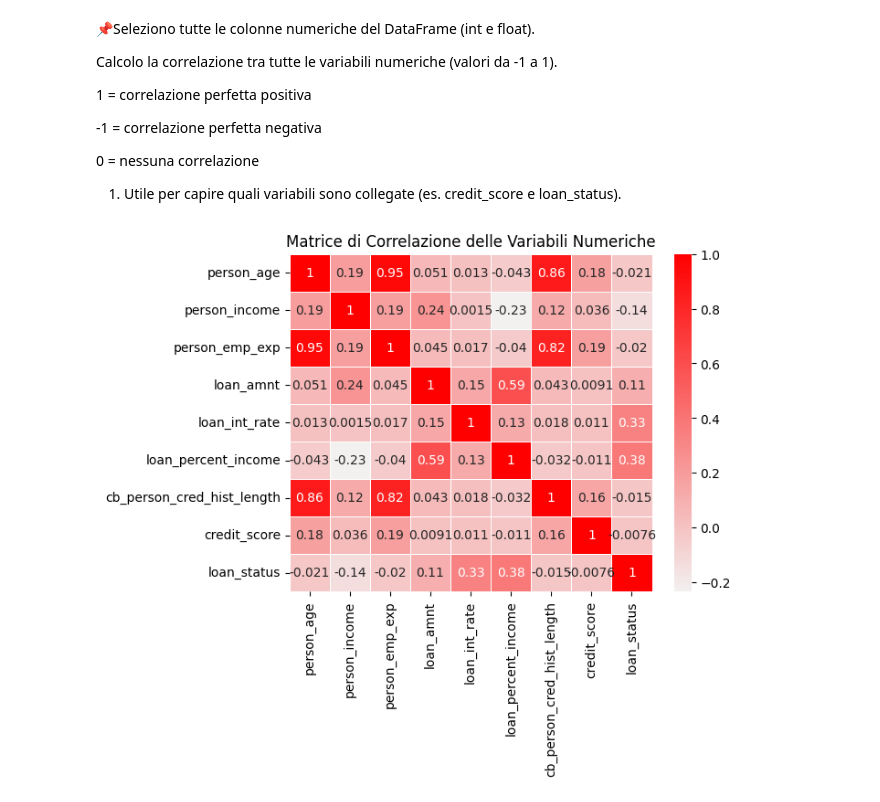
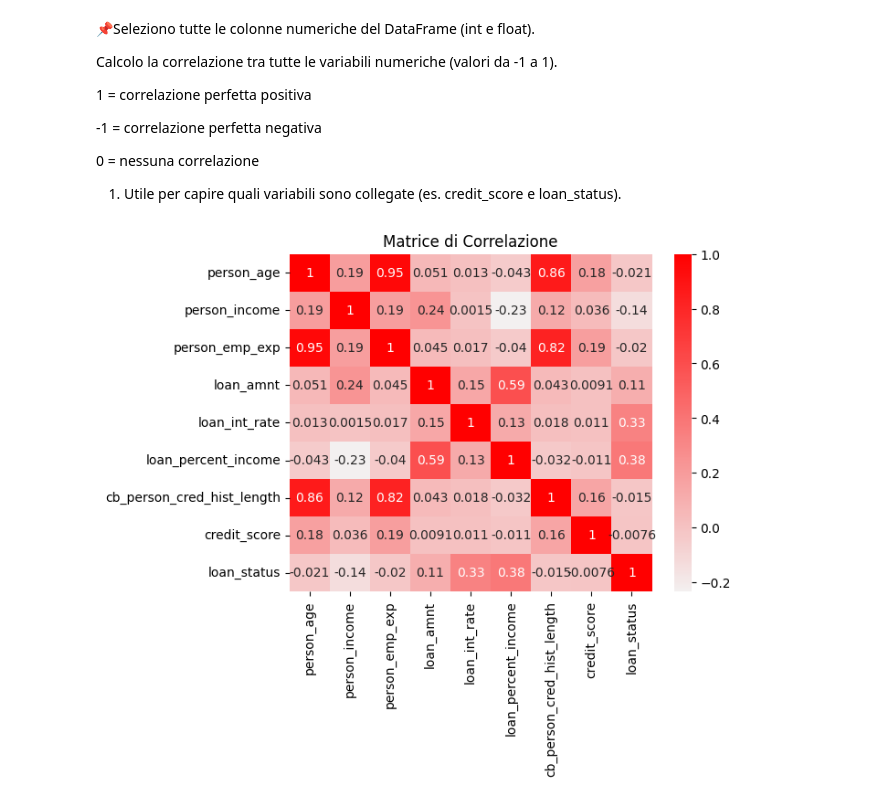
Before and after one commit to AleXcapo7/customer_scoring, a Jupyter notebook: FRANCESCA.ipynb, the cells around one changed output. Saved outputs shown, nothing was run; the diff lists cells and outputs as text; code cells hidden in the pictures.

```diff
--- a/FRANCESCA.ipynb
+++ b/FRANCESCA.ipynb
@@ -140,13 +181,8 @@ Calcolo la correlazione tra tutte le variabili numeriche (valori da -1 a 1).
 # %%
 num = df.select_dtypes(include=['number'])
 corr = num.corr()
-
-# Heatmap con palette monocromatica rosso → rosso chiaro
-sns.heatmap(corr, annot=True,
-    cmap=sns.light_palette("red", as_cmap=True), #usa solo sfumature di rosso
-    linewidths=0.5,
-    linecolor='white') #aggiunge bordi per migliorare la leggibilità
-plt.title("Matrice di Correlazione delle Variabili Numeriche")
+sns.heatmap(corr, annot=True, cmap=sns.light_palette("red", as_cmap=True))
+plt.title('Matrice di Correlazione')
 plt.show()
 # %% [output]
-[figure, old version]
+[figure, new version]
```
Also changed, not shown: parts of 8 cells of this notebook.
